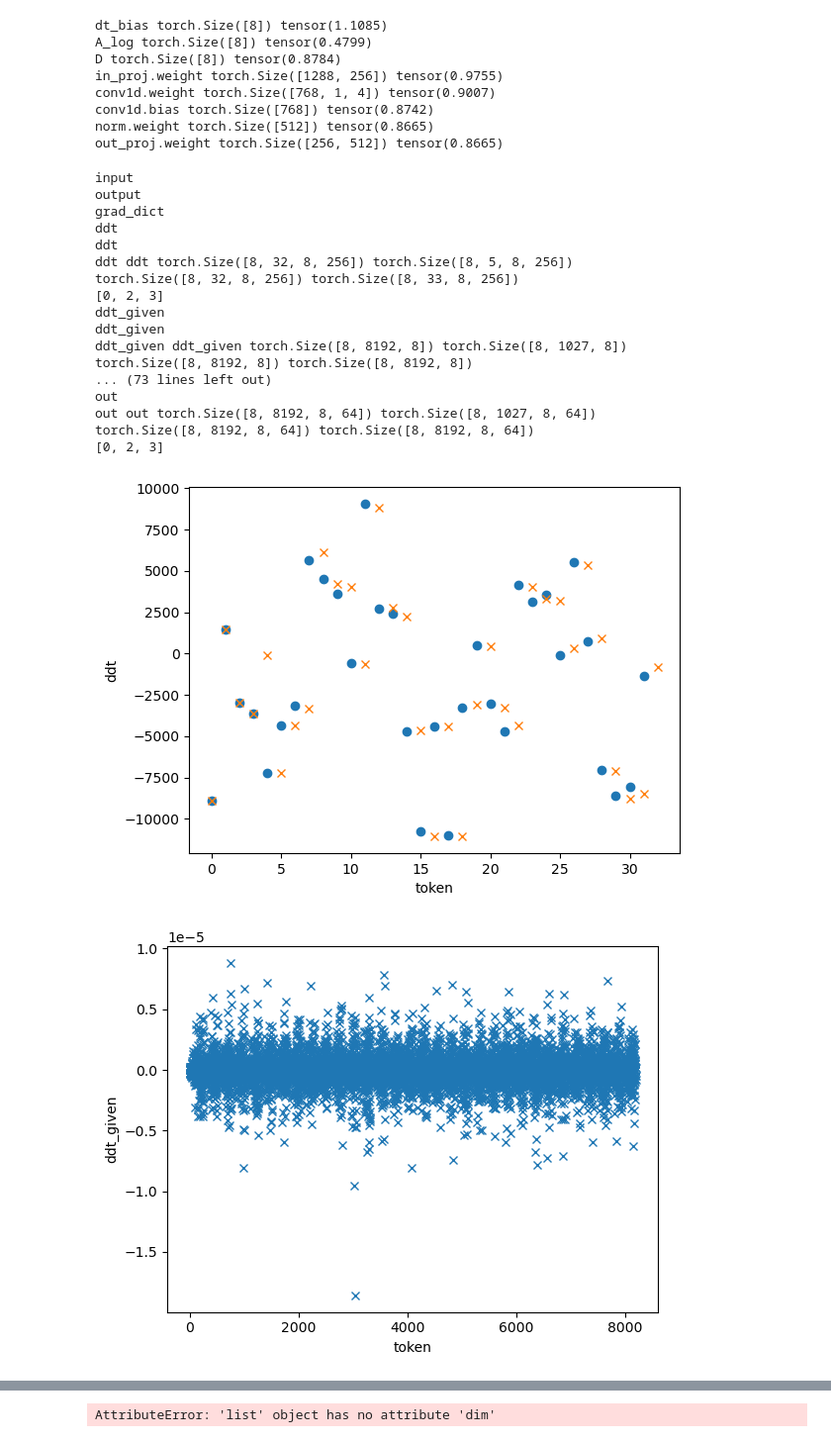
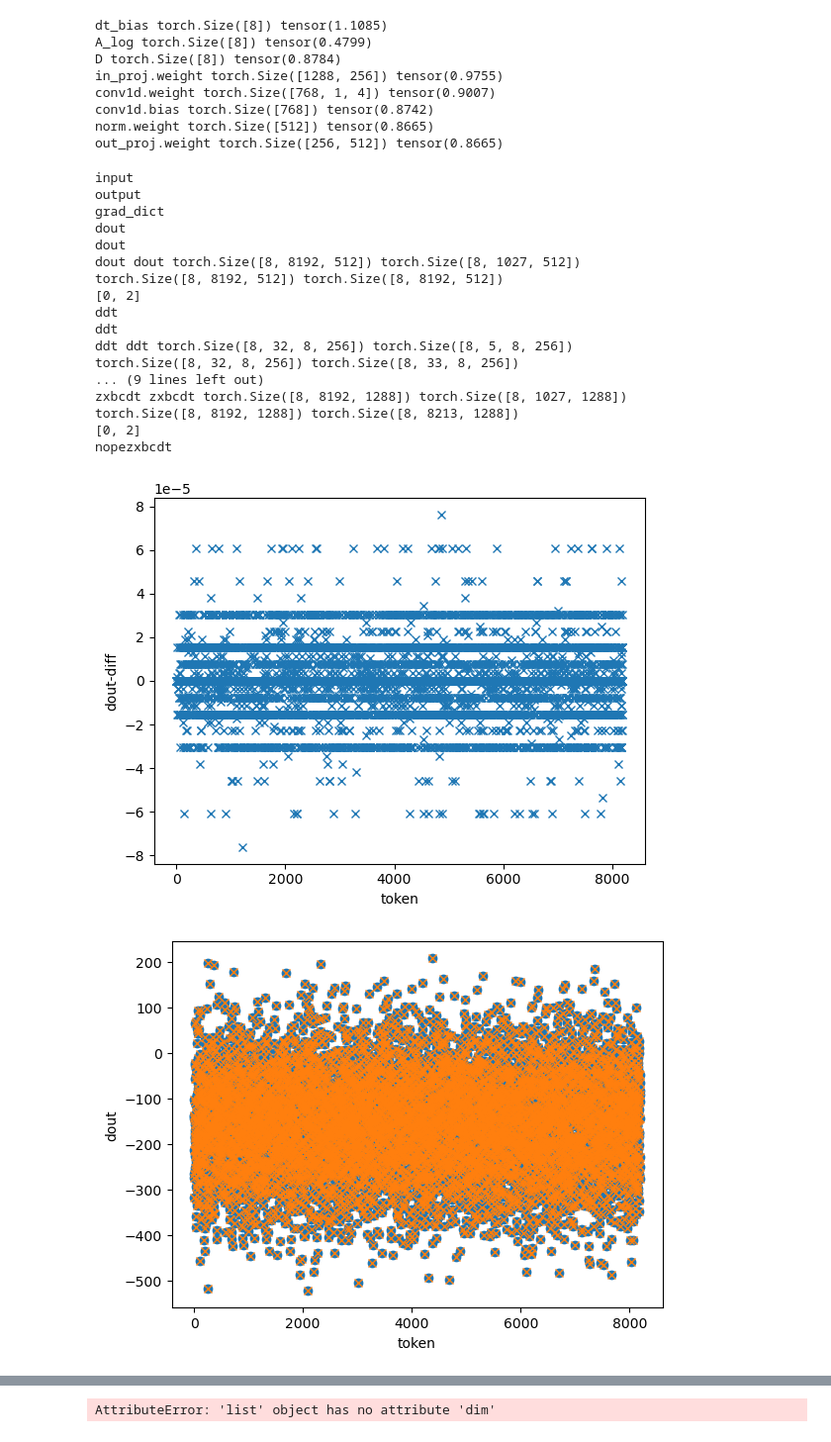
Before and after one commit to state-spaces/mamba, a Jupyter notebook: tests.ipynb, the cells around one changed output, grey strips where cells are left out. Shown at 99% size. Saved outputs shown, nothing was run; the diff lists cells and outputs as text; code cells hidden in the pictures.

```diff
--- a/tests.ipynb
+++ b/tests.ipynb
@@ -662,7 +661,8 @@ import os
 import torch
 dist_dir = 'par_save'
 ser_dir = 'ser_save'
-files = ['input','output', 'grad_dict','ddt','ddt_given','z','dz','dz_i','dout','dy_rms','rmsnorm_weight','rstd','x_rms','z_rms', 'out'] #,'states','passed_states','final_states','dstates','dpassed_states','bw_states','ddA_chunk_cumsum']
+#files = ['input','output', 'grad_dict','ddt','ddt_given','z','dz','dz_i','dout','dy_rms','rmsnorm_weight','rstd','x_rms','z_rms', 'out'] #,'states','passed_states','final_states','dstates','dpassed_states','bw_states','ddA_chunk_cumsum']
+files = ['input','output','grad_dict','dout','ddt','dz','zxbcdt',]
 dist_dict = {}
 num_gpus=8
 dir = dist_dir
@@ -779,47 +779,51 @@ for (k,v),(k2,v2) in zip(ser_dict.items(),dist_dict.items()):
         v2 = [rearrange(x,'i j c -> i c j') for x in v2]
     if k in ['ddt']:
         v = [rearrange(x,'i j c k -> i c j k') for x in v]
         v2 = [rearrange(x,'i j c k-> i c j k') for x in v2]
     if k in ['dz','dz_i','dout','dy_rms','x_rms','z_rms']:
         v = [rearrange(x, '(b s) d -> b s d', b = 8) for x in v]
         v2 = [rearrange(x, '(b s) d -> b s d', b = 8) for x in v2]
     if k in ['rmsnorm_weight']:
         print(v)
         v = [torch.cat([v[0].unsqueeze(0) for _ in range(len(v2))], dim=1)]
         v2 = [x.unsqueeze(0) for x in v2]
 
     print(k)
     print(k,k2,v[0].shape,v2[0].shape)
     v1_cat = v[0].detach()
     v2_cat = torch.cat(v2, dim=1).detach()
     print(v1_cat.shape,v2_cat.shape)
     dim = [0] + list(range(v1_cat.dim()))[2:]
     print(dim)
+    try:
+        plt.figure()
+        plt.ylabel(k + '-diff')
+        plt.xlabel('token')
+        plt.plot(v1_cat.sum(dim=dim)-v2_cat.sum(dim=dim),'x')
+    except:
+        print("nope" + k)
     plt.figure()
     plt.ylabel(k)
     plt.xlabel('token')
-    try:
-        plt.plot(v1_cat.sum(dim=dim)-v2_cat.sum(dim=dim),'x')
-    except:
-        plt.plot(v1_cat.sum(dim=dim),'o')
-        plt.plot(v2_cat.sum(dim=dim),'x')
+    plt.plot(v1_cat.sum(dim=dim),'o')
+    plt.plot(v2_cat.sum(dim=dim),'x')
 # %% [output]
 input
 output
 grad_dict
+dout
+dout
+dout dout torch.Size([8, 8192, 512]) torch.Size([8, 1027, 512])
+torch.Size([8, 8192, 512]) torch.Size([8, 8192, 512])
+[0, 2]
 ddt
 ddt
 ddt ddt torch.Size([8, 32, 8, 256]) torch.Size([8, 5, 8, 256])
 torch.Size([8, 32, 8, 256]) torch.Size([8, 33, 8, 256])
-[0, 2, 3]
-ddt_given
-ddt_given
-ddt_given ddt_given torch.Size([8, 8192, 8]) torch.Size([8, 1027, 8])
-torch.Size([8, 8192, 8]) torch.Size([8, 8192, 8])
-... (73 lines left out)
-out
-out out torch.Size([8, 8192, 8, 64]) torch.Size([8, 1027, 8, 64])
-torch.Size([8, 8192, 8, 64]) torch.Size([8, 8192, 8, 64])
-[0, 2, 3]
+... (9 lines left out)
+zxbcdt zxbcdt torch.Size([8, 8192, 1288]) torch.Size([8, 1027, 1288])
+torch.Size([8, 8192, 1288]) torch.Size([8, 8213, 1288])
+[0, 2]
+nopezxbcdt
-[figure, old version]
+[figure, new version]
-[figure, old version]
+[figure, new version]
```
Also changed, not shown: parts of 6 cells of this notebook, 1 other file.
